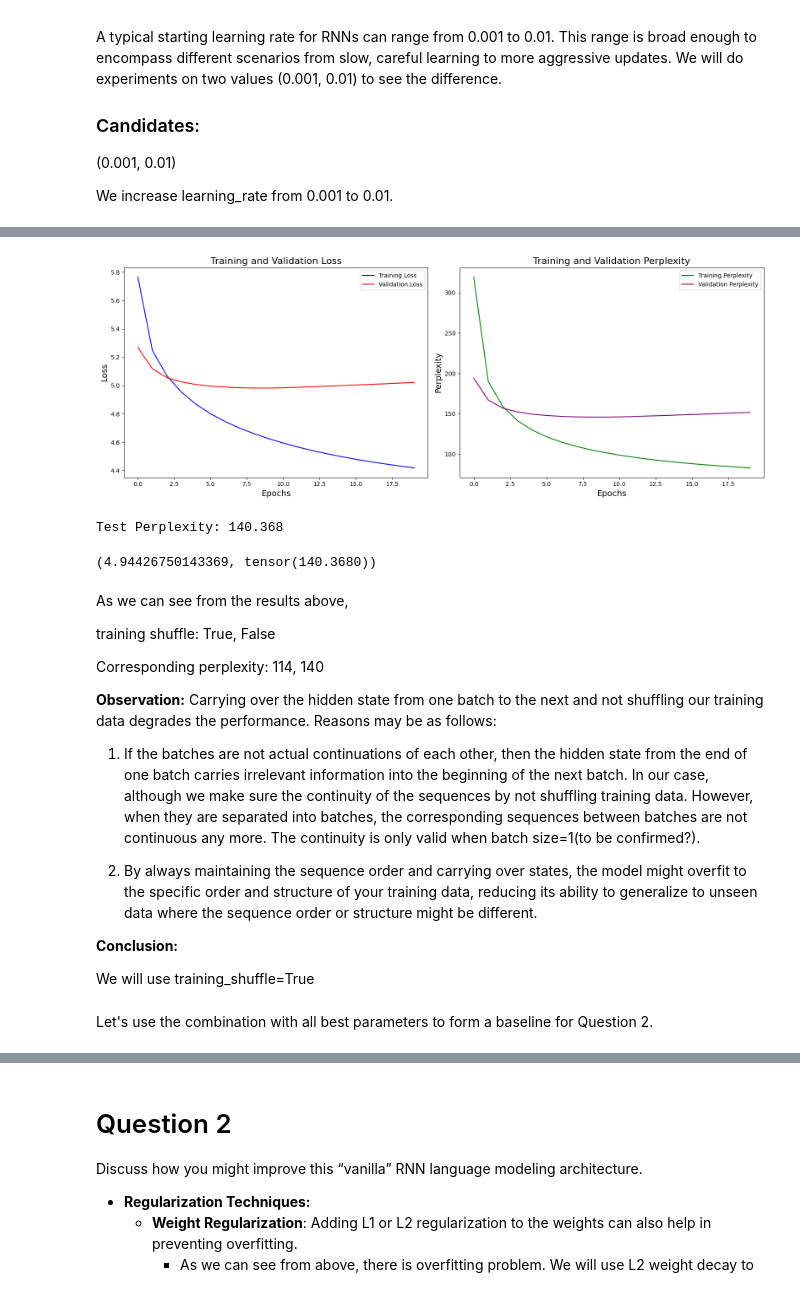
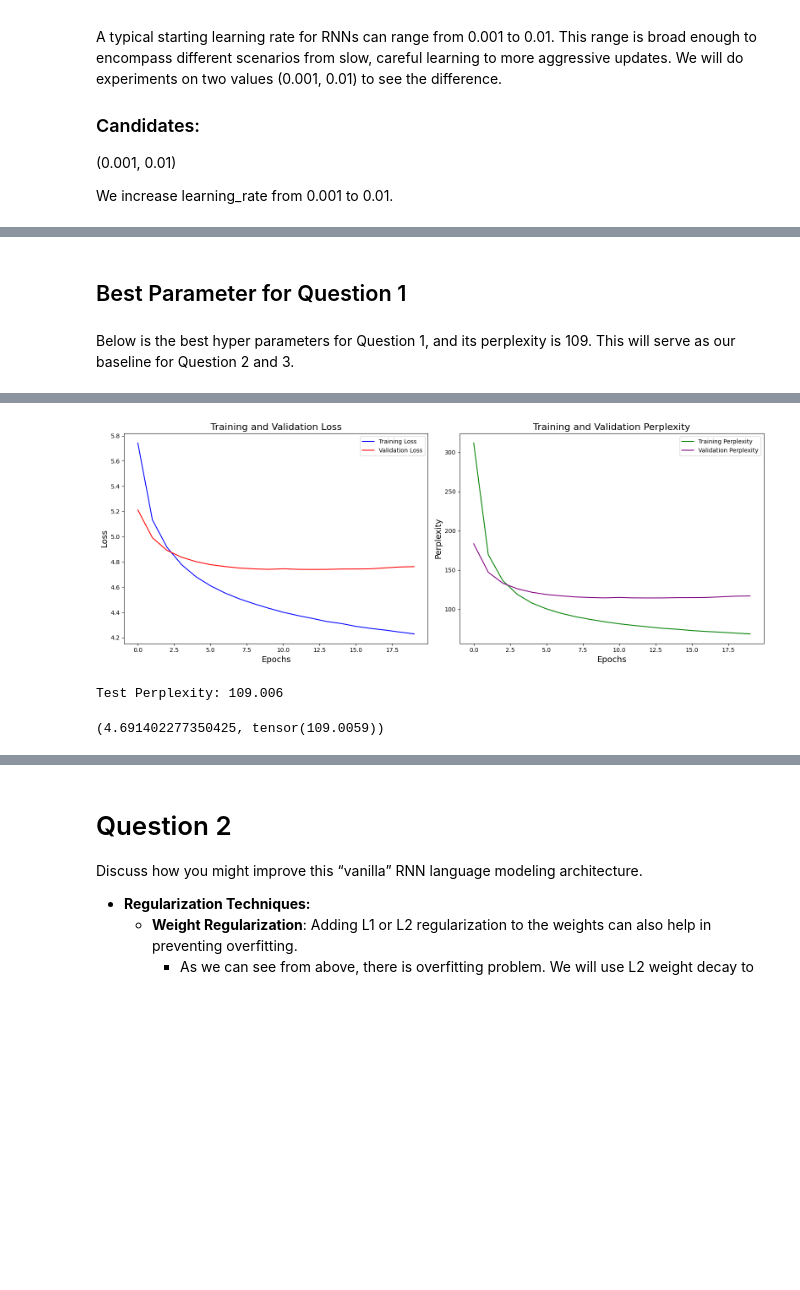
Before and after one commit to msai437-group3/hw4, a Jupyter notebook: RNN.ipynb, the cells around one changed output, grey strips where cells are left out. Saved outputs shown, nothing was run; the diff lists cells and outputs as text; code cells hidden in the pictures; blank space fills up the shorter version.

```diff
--- a/RNN.ipynb
+++ b/RNN.ipynb
@@ -91,7 +93,8 @@ class RNNModel(nn.Module):
     def forward(self, x, hidden):
         x = self.embedding(x)  # The embedding layer translates these indices into dense vectors of fixed size (the embedding size).
         x, hidden = self.rnn(x, hidden)
-        x = x[:, -1, :]   # Select only the outputs from the last timestep of each sequence; we do not need this sentence if we predict the next token at each time step.
+        if self.params['predict_next_token_after_seq']:
+          x = x[:, -1, :]   # Select only the outputs from the last timestep of each sequence; we do not need this sentence if we predict the next token after each token within a sequence.
         x = x.contiguous().view(-1, self.params['hidden_dim'])  # Reshape output for the fully connected layer
         out = self.fc(x)
         return out, hidden
@@ -108,10 +111,7 @@ class RNNModel(nn.Module):
             for id, (inputs, labels) in enumerate(self.train_loader):
                 inputs, labels = inputs.to(device), labels.to(device)
                 self.optimizer.zero_grad()
-                if self.params['training_shuffle']:
-                    hidden = self._init_hidden(inputs.size(0))
-                else:
-                    hidden = self.h
+                hidden = self._init_hidden(inputs.size(0))
                 outputs, self.h = self.forward(inputs, hidden)
                 self.h = self.h.detach().to(device)
                 loss = self.criterion(outputs, labels.view(-1))
@@ -124,7 +124,6 @@ class RNNModel(nn.Module):
             train_losses.append(train_loss)
             train_perplexity = torch.exp(torch.tensor(train_loss)).item()
             train_perplexities.append(train_perplexity)
-            print (f'Epoch {epoch + 1}/{self.params["epoch"]}, Train Loss: {train_loss:.4f}, Train Perplexity: {train_perplexity:.4f}')
 
             # Validation
             validation_loss = 0
@@ -139,7 +138,7 @@ class RNNModel(nn.Module):
             validation_losses.append(validation_loss)
             validation_perplexity = torch.exp(torch.tensor(validation_loss)).item()
             validation_perplexities.append(validation_perplexity)
-            print (f'Epoch {epoch + 1}/{self.params["epoch"]}, Validation Loss: {validation_loss:.4f}, Validation Perplexity: {validation_perplexity:.4f}')
+            print (f'Epoch {epoch + 1}/{self.params["epoch"]}, Train Loss: {train_loss:.4f}, Train Perplexity: {train_perplexity:.4f}, Validation Loss: {validation_loss:.4f}, Validation Perplexity: {validation_perplexity:.4f}')
 
         fig, (ax1, ax2) = plt.subplots(1, 2, figsize=(16, 6))
         # Plotting Training and Validation Loss on the first subplot
@@ -731,16 +716,20 @@ We change to not shuffling training data and pass on the hidden state to the nex
+# %% [markdown]
+## Best Parameter for Question 1
+# %% [markdown]
+Below is the best hyper parameters for Question 1, and its perplexity is 109. This will serve as our baseline for Question 2 and 3.
 # %%
 params = {
-    'training_shuffle': False,
     'learning_rate': 0.001,
     'hidden_dim': 100,
     'embedding_dim': 100,
-    'time_step': 10,
+    'time_step': 30,
     'batch_size': 1024,
     'num_rnn_layer': 1,
     'dropout': 0,
     'epoch': 20,
     'weight_decay': False,
-    'clip_value': False
+    'clip_value': False,
+    'predict_next_token_after_seq': True
 }
 model = RNNModel(params).to(device)
 model.train()
@@ -766,23 +755,3 @@ Epoch 20/20, Validation Loss: 5.0217, Validation Perplexity: 151.6625
-[figure, old version]
+[figure, new version]
-Test Perplexity: 140.368
+Test Perplexity: 109.006
-(4.94426750143369, tensor(140.3680))
+(4.691402277350425, tensor(109.0059))
-# %% [markdown]
-As we can see from the results above,
-
-training shuffle: True, False
-
-Corresponding perplexity: 114, 140
-
-**Observation:**
-Carrying over the hidden state from one batch to the next and not shuffling our training data degrades the performance. Reasons may be as follows:
-
-1. If the batches are not actual continuations of each other, then the hidden state from the end of one batch carries irrelevant information into the beginning of the next batch. In our case, although we make sure the continuity of the sequences by not shuffling training data. However, when they are separated into batches, the corresponding sequences between batches are not continuous any more. The continuity is only valid when batch size=1(to be confirmed?).
-
-2. By always maintaining the sequence order and carrying over states, the model might overfit to the specific order and structure of your training data, reducing its ability to generalize to unseen data where the sequence order or structure might be different.
-
-
-**Conclusion:**
-
-We will use training_shuffle=True
-# %% [markdown]
-Let's use the combination with all best parameters to form a baseline for Question 2.
```
Also changed, not shown: parts of 40 cells of this notebook.
